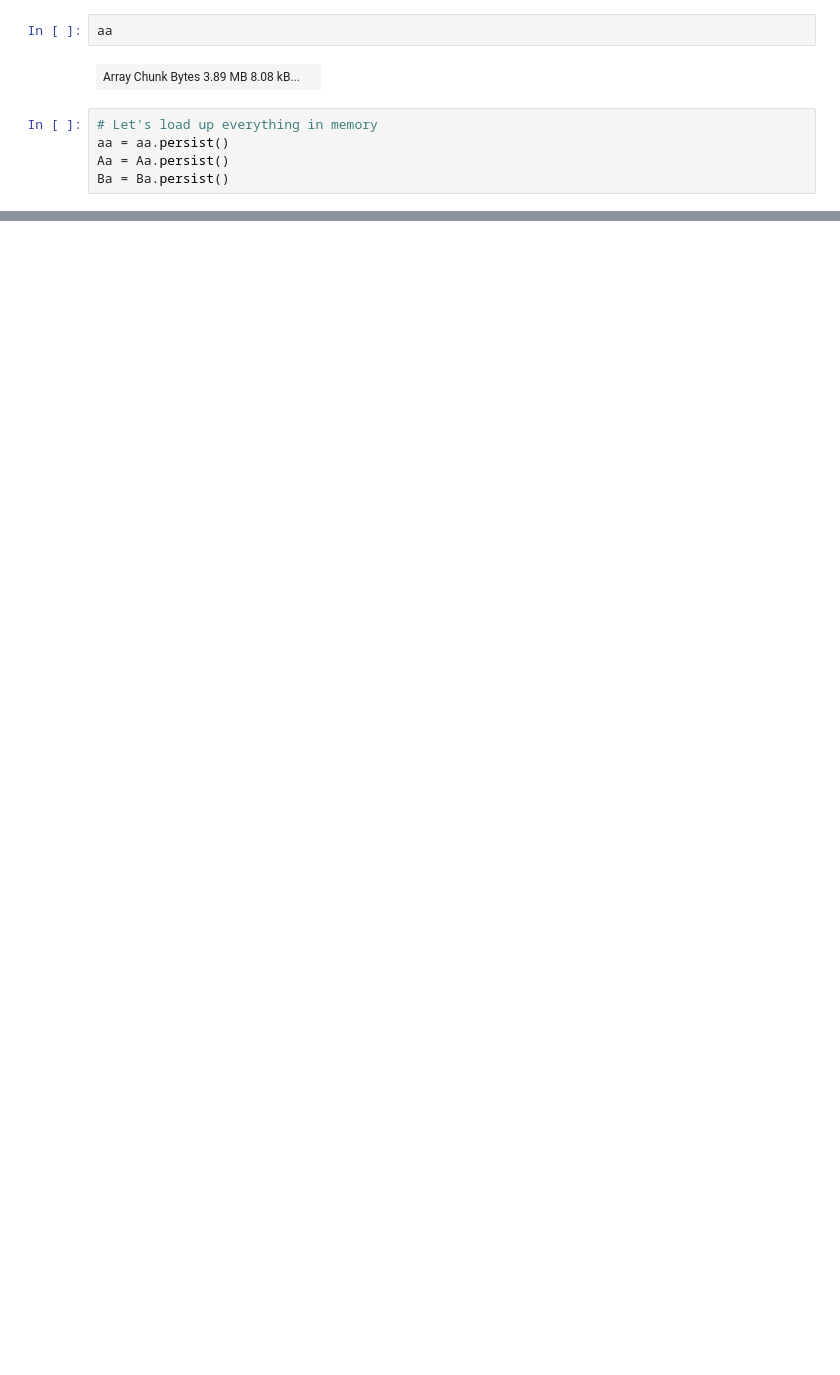
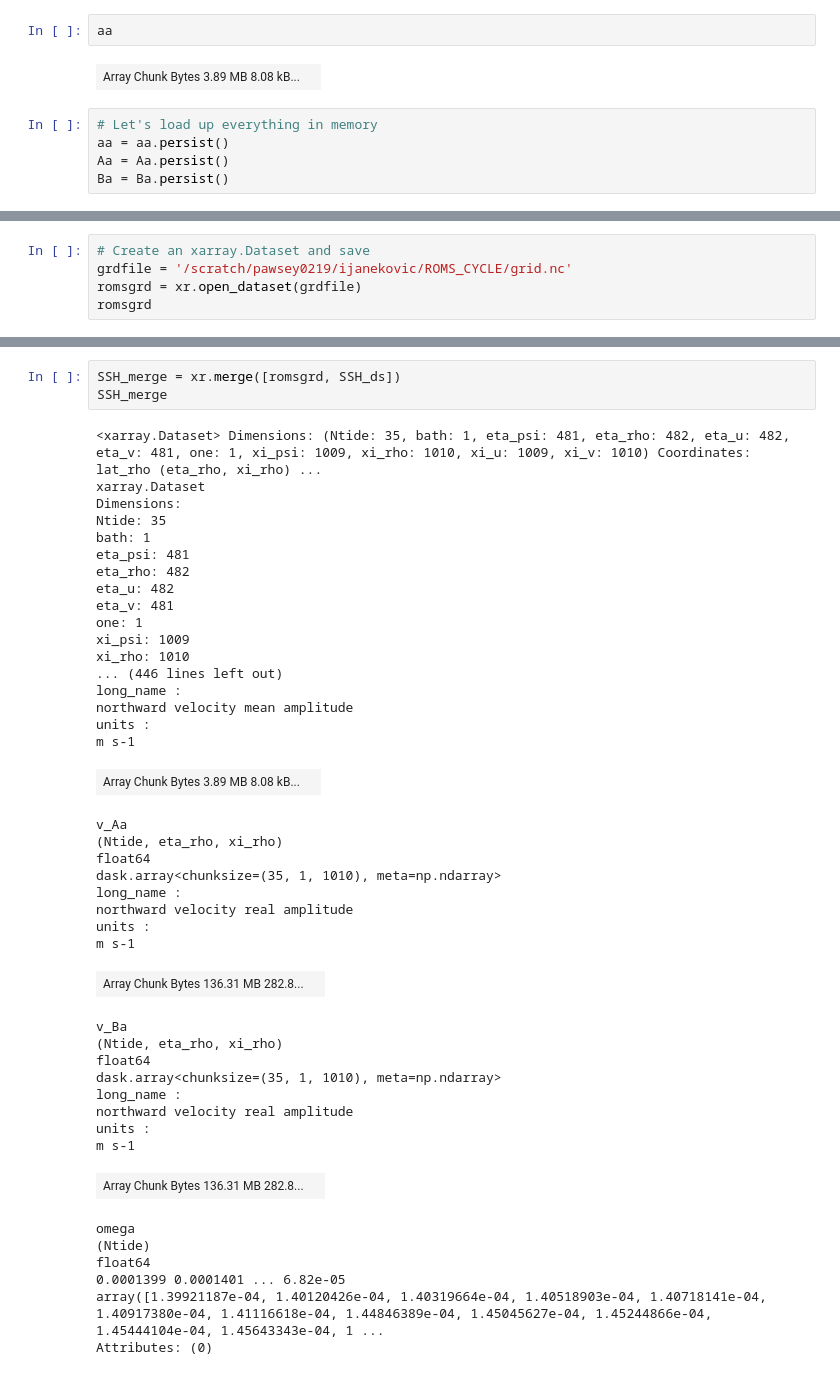
Before and after one commit to mrayson/roms_4dvar_browsebasin, a Jupyter notebook: NOTEBOOKS/calc_sshbc_harmonics_roms.ipynb, the cells around one changed output, grey strips where cells are left out. Cells and saved outputs as stored; diff of their text form; blank space fills up the shorter version.

```diff
--- a/NOTEBOOKS/calc_sshbc_harmonics_roms.ipynb
+++ b/NOTEBOOKS/calc_sshbc_harmonics_roms.ipynb
@@ -447,0 +280,5 @@ sun2.interpolate(sun2._ds.SSH_BC_Aa[1,...], 1.3e7,-2e6)
+# %%
+# Create an xarray.Dataset and save
+grdfile = '/scratch/pawsey0219/ijanekovic/ROMS_CYCLE/grid.nc'
+romsgrd = xr.open_dataset(grdfile)
+romsgrd
@@ -447,0 +372,46 @@ sun2.interpolate(sun2._ds.SSH_BC_Aa[1,...], 1.3e7,-2e6)
+# %%
+SSH_merge = xr.merge([romsgrd, SSH_ds])
+SSH_merge
+# %% [output]
+<xarray.Dataset> Dimensions: (Ntide: 35, bath: 1, eta_psi: 481, eta_rho: 482, eta_u: 482, eta_v: 481, one: 1, xi_psi: 1009, xi_rho: 1010, xi_u: 1009, xi_v: 1010) Coordinates: lat_rho (eta_rho, xi_rho) ...
+xarray.Dataset
+Dimensions:
+Ntide: 35
+bath: 1
+eta_psi: 481
+eta_rho: 482
+eta_u: 482
+eta_v: 481
+one: 1
+xi_psi: 1009
+xi_rho: 1010
+... (446 lines left out)
+long_name :
+northward velocity mean amplitude
+units :
+m s-1
+| Array Chunk Bytes 3.89 MB 8.08 kB... |  |
+v_Aa
+(Ntide, eta_rho, xi_rho)
+float64
+dask.array<chunksize=(35, 1, 1010), meta=np.ndarray>
+long_name :
+northward velocity real amplitude
+units :
+m s-1
+| Array Chunk Bytes 136.31 MB 282.8... |  |
+v_Ba
+(Ntide, eta_rho, xi_rho)
+float64
+dask.array<chunksize=(35, 1, 1010), meta=np.ndarray>
+long_name :
+northward velocity real amplitude
+units :
+m s-1
+| Array Chunk Bytes 136.31 MB 282.8... |  |
+omega
+(Ntide)
+float64
+0.0001399 0.0001401 ... 6.82e-05
+array([1.39921187e-04, 1.40120426e-04, 1.40319664e-04, 1.40518903e-04, 1.40718141e-04, 1.40917380e-04, 1.41116618e-04, 1.44846389e-04, 1.45045627e-04, 1.45244866e-04, 1.45444104e-04, 1.45643343e-04, 1 ...
+Attributes: (0)
```
Also changed, not shown: parts of 30 cells of this notebook, 1 other file.
